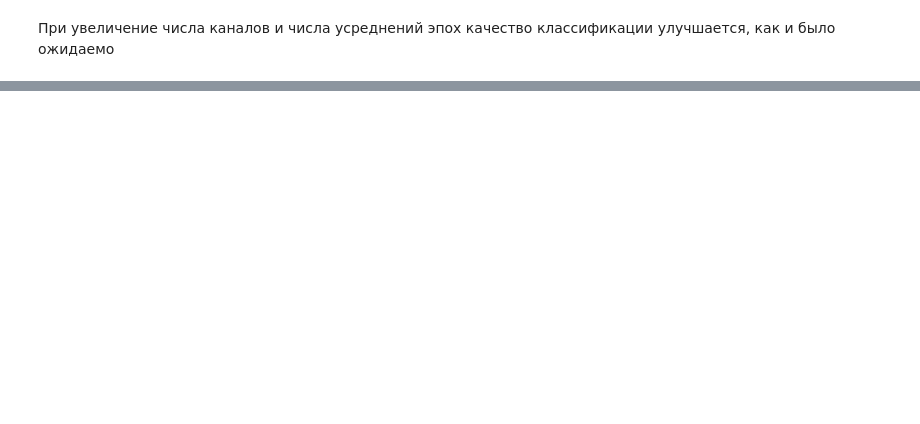
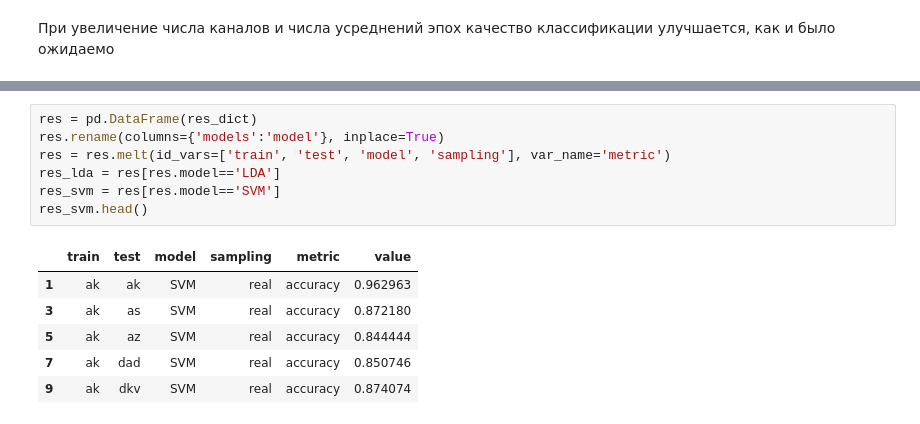
Before and after one commit to Tim-Ponomaryov/BCI_classifier, a Jupyter notebook: finding_errors.ipynb, the cells around one changed output, grey strips where cells are left out. Cells and saved outputs as stored; diff of their text form; blank space fills up the shorter version.

```diff
--- a/finding_errors.ipynb
+++ b/finding_errors.ipynb
@@ -692,0 +778,14 @@ with plt.rc_context({'xtick.labelsize':15,
+# %%
+res = pd.DataFrame(res_dict)
+res.rename(columns={'models':'model'}, inplace=True)
+res = res.melt(id_vars=['train', 'test', 'model', 'sampling'], var_name='metric')
+res_lda = res[res.model=='LDA']
+res_svm = res[res.model=='SVM']
+res_svm.head()
+# %% [output]
+|  | train | test | model | sampling | metric | value |
+| 1 | ak | ak | SVM | real | accuracy | 0.962963 |
+| 3 | ak | as | SVM | real | accuracy | 0.872180 |
+| 5 | ak | az | SVM | real | accuracy | 0.844444 |
+| 7 | ak | dad | SVM | real | accuracy | 0.850746 |
+| 9 | ak | dkv | SVM | real | accuracy | 0.874074 |
```
Also changed, not shown: parts of 18 cells of this notebook.
